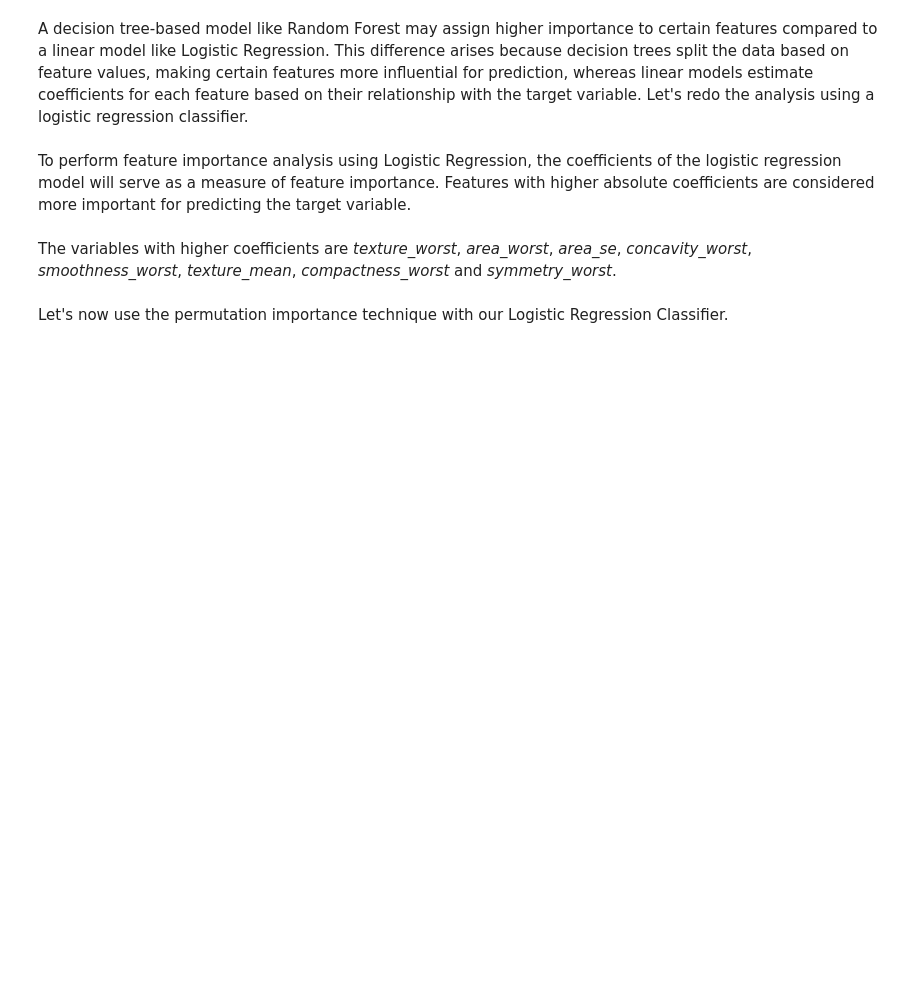
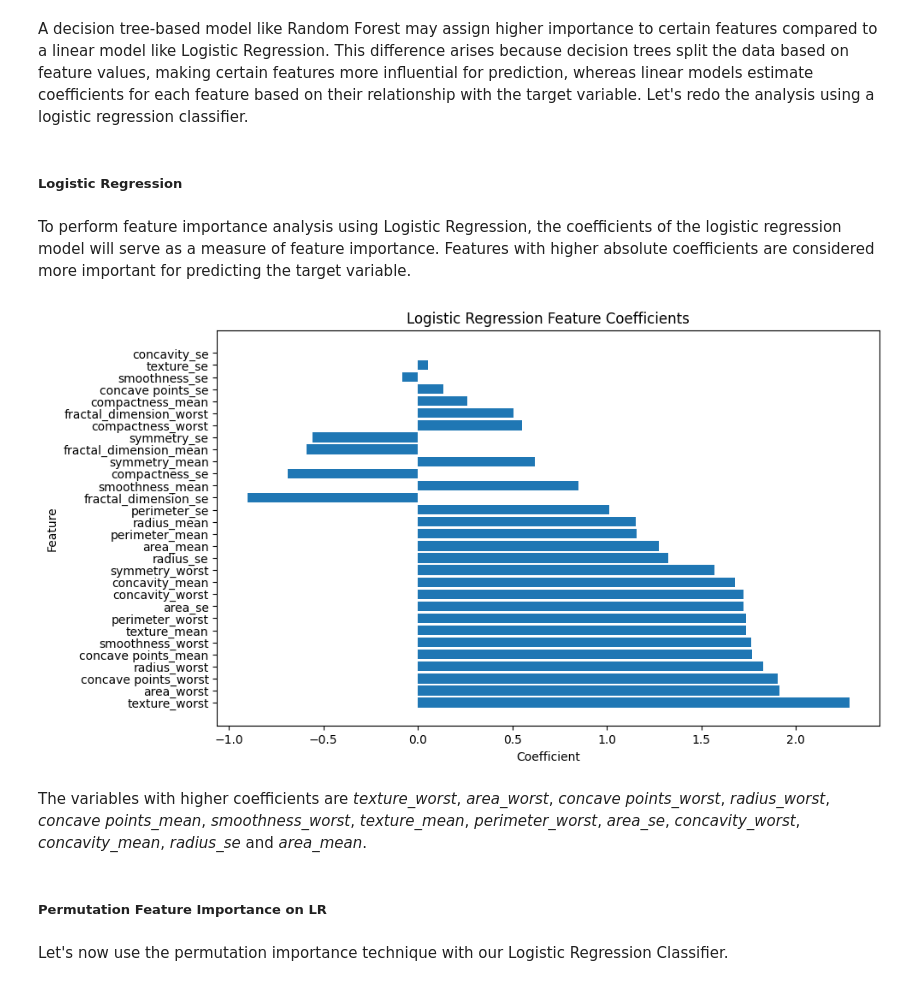
Before and after one commit to mcollpol/BreastCancerPrediction, a Jupyter notebook: research/notebooks/03-feature-selection.ipynb, the cells around one changed output. Saved outputs shown, nothing was run; the diff lists cells and outputs as text; code cells hidden in the pictures; blank space fills up the shorter version.

```diff
--- a/research/notebooks/03-feature-selection.ipynb
+++ b/research/notebooks/03-feature-selection.ipynb
@@ -54,33 +142,42 @@ It seems that for the specific case of a Random Forest Classifier, the most sign
 # %% [markdown]
 A decision tree-based model like Random Forest may assign higher importance to certain features compared to a linear model like Logistic Regression. This difference arises because decision trees split the data based on feature values, making certain features more influential for prediction, whereas linear models estimate coefficients for each feature based on their relationship with the target variable. Let's redo the analysis using a logistic regression classifier.
+# %% [markdown]
+##### Logistic Regression
 # %% [markdown]
 To perform feature importance analysis using Logistic Regression, the coefficients of the logistic regression model will serve as a measure of feature importance. Features with higher absolute coefficients are considered more important for predicting the target variable.
 # %%
+X = X_train.copy()
+y = y_train.copy()
+
 logreg_model = LogisticRegression()
 logreg_model.fit(X, y)
 
 
 feature_coeff = logreg_model.coef_[0]
 
 # Create a DataFrame with feature names and their coefficients
 feature_coeff_df = pd.DataFrame({'Feature': X.columns,
                                  'Coefficient': feature_coeff})
 
 # Sort the DataFrame by absolute coefficient values
 feature_coeff_df['Abs_Coefficient'] = abs(feature_coeff_df['Coefficient'])
 feature_coeff_df = feature_coeff_df.sort_values(by='Abs_Coefficient',
                                                 ascending=False)
 
 # Plot feature coefficients
 plt.figure(figsize=(10, 6))
 plt.barh(feature_coeff_df['Feature'],
          feature_coeff_df['Coefficient'])
 plt.xlabel('Coefficient')
 plt.ylabel('Feature')
 plt.title('Logistic Regression Feature Coefficients')
 plt.show()
+# %% [output]
+[figure, added]
 # %% [markdown]
-The variables with higher coefficients are *texture_worst*, *area_worst*, *area_se*, *concavity_worst*, *smoothness_worst*, *texture_mean*, *compactness_worst* and *symmetry_worst*.
+The variables with higher coefficients are *texture_worst*, *area_worst*, *concave points_worst*, *radius_worst*, *concave points_mean*, *smoothness_worst*, *texture_mean*, *perimeter_worst*, *area_se*, *concavity_worst*, *concavity_mean*, *radius_se* and *area_mean*.
+# %% [markdown]
+##### Permutation Feature Importance on LR
 # %% [markdown]
 Let's now use the permutation importance technique with our Logistic Regression Classifier.
 # %%
```
Also changed, not shown: parts of 27 cells of this notebook, 1 other file.
